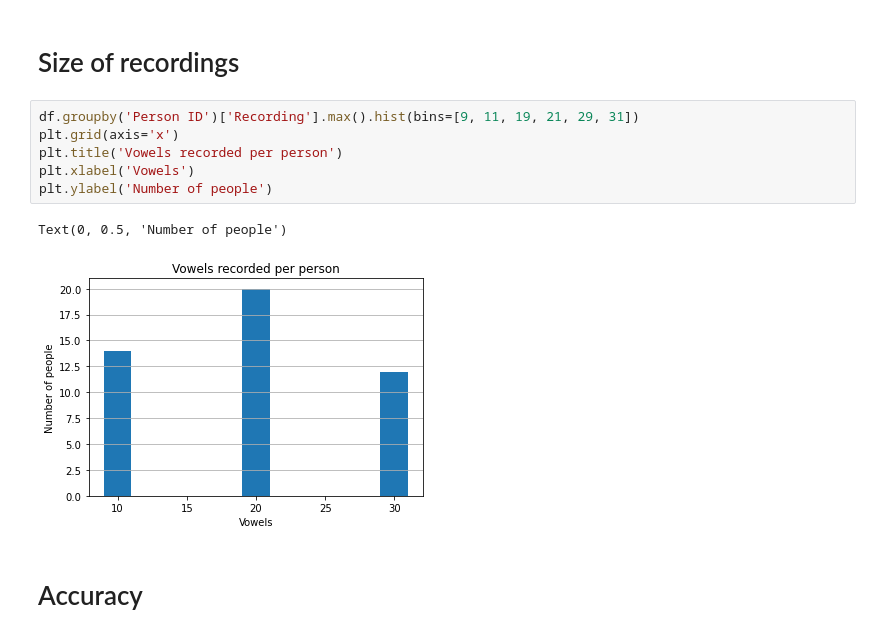
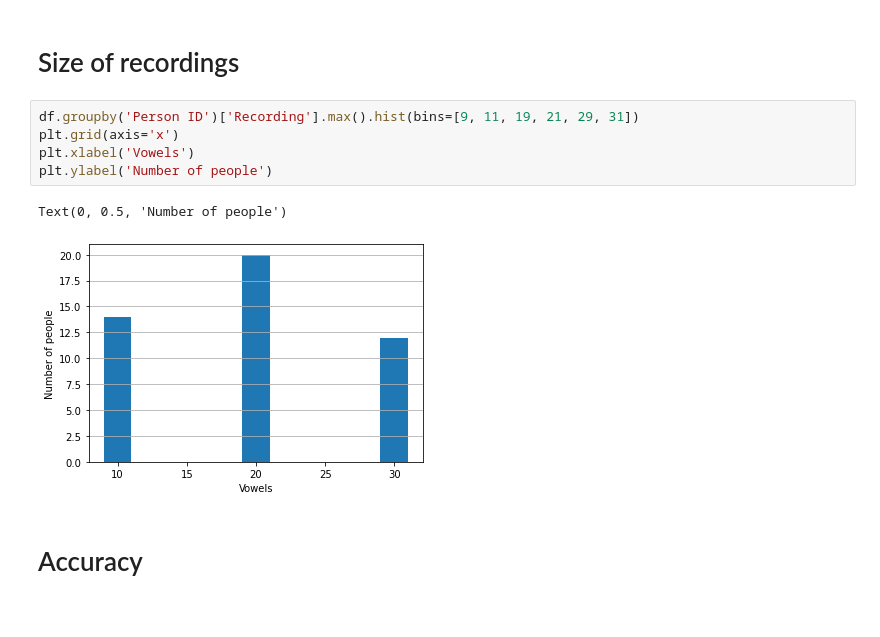
Before and after one commit to himsoklong/Vowel_Tuner, a Jupyter notebook: Code/results_exploration.ipynb, the cells around one changed output. Drawn from its saved outputs; the diff is of its cells as text.

```diff
--- a/Code/results_exploration.ipynb
+++ b/Code/results_exploration.ipynb
@@ -68,12 +69,11 @@ Name: Recording, dtype: int64
 # %%
 df.groupby('Person ID')['Recording'].max().hist(bins=[9, 11, 19, 21, 29, 31])
 plt.grid(axis='x')
-plt.title('Vowels recorded per person')
 plt.xlabel('Vowels')
 plt.ylabel('Number of people')
 # %% [output]
 Text(0, 0.5, 'Number of people')
-[figure, old version]
+[figure, new version]
 # %% [markdown]
 # Accuracy
 # %%
```
Also changed, not shown: parts of 21 cells of this notebook, 6 other files.
